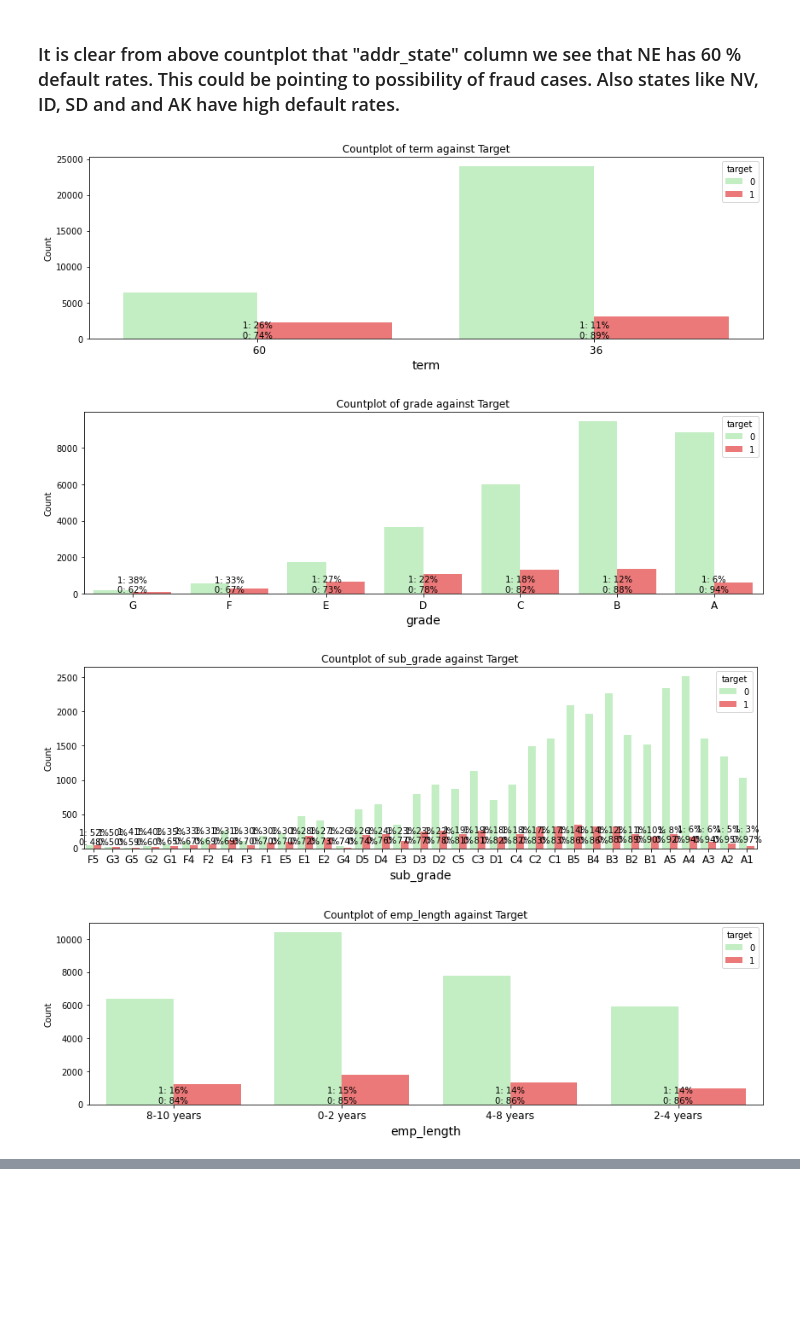
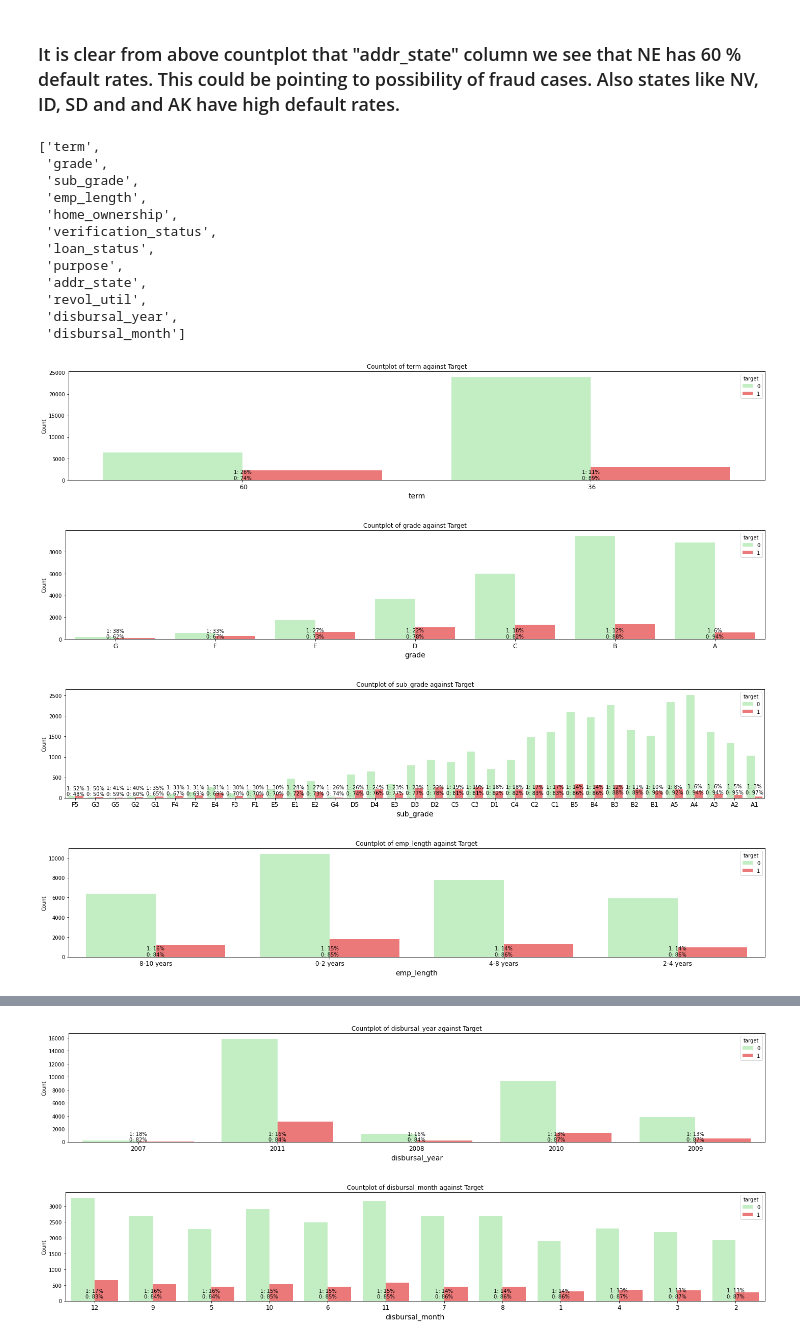
Before and after one commit to heymihir/Lending-Case-Study, a Jupyter notebook: Code/Default_Prediction_CaseStudy.ipynb, the cells around one changed output, grey strips where cells are left out. Drawn from its saved outputs; the diff is of its cells as text; code cells hidden in the pictures; blank space fills up the shorter version.

Commit message:
addition of countplots

```diff
--- a/Code/Default_Prediction_CaseStudy.ipynb
+++ b/Code/Default_Prediction_CaseStudy.ipynb
@@ -372,8 +372,10 @@ df.drop(columns=['mths_since_last_delinq'],inplace=True)
 # checking distribution of column values
 # %%
 df['disbursal_year'] = df['issue_d'].dt.year
+df['disbursal_year'] = df['disbursal_year'].astype('object')
 
 df['disbursal_month'] = df['issue_d'].dt.month
+df['disbursal_month'] = df['disbursal_month'].astype('object')
 # %%
 numeric_cols = df.select_dtypes(include=['int','float']).columns.to_list()
 categorical_cols = df.select_dtypes(include=['object']).columns.to_list()
@@ -547,12 +551,27 @@ get_annot_countplot(col='addr_state')
 [figure]
 # %% [markdown]
 ### It is clear from above countplot that "addr_state" column we see that NE has 60 % default rates. This could be pointing to possibility of fraud cases. Also states like NV, ID, SD and and AK have high default rates.
+# %%
+categorical_cols
+# %% [output]
+['term',
+ 'grade',
+ 'sub_grade',
+ 'emp_length',
+ 'home_ownership',
+ 'verification_status',
+ 'loan_status',
+ 'purpose',
+ 'addr_state',
+ 'revol_util',
+ 'disbursal_year',
+ 'disbursal_month']
 # %%
 # percentage of default in each category for each column
 for column in categorical_cols:
-   get_annot_countplot(column, figsize=(15,4))
+   get_annot_countplot(column, figsize=(20,4))
 # %% [output]
-[figure, old version]
+[figure, new version]
-[figure, old version]
+[figure, new version]
-[figure, old version]
+[figure, new version]
-[figure, old version]
+[figure, new version]
@@ -565 +584,3 @@ for column in categorical_cols:
+[figure, added]
+[figure, added]
 # %% [markdown]
```
Also changed, not shown: parts of 4 cells of this notebook.
